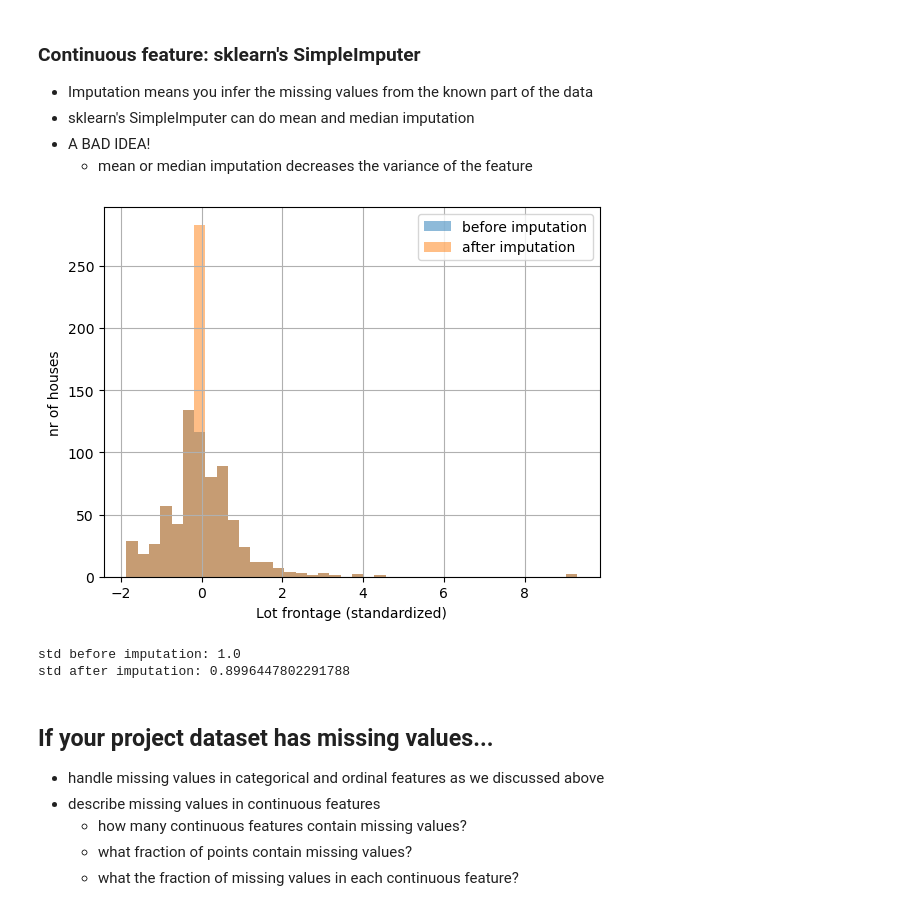
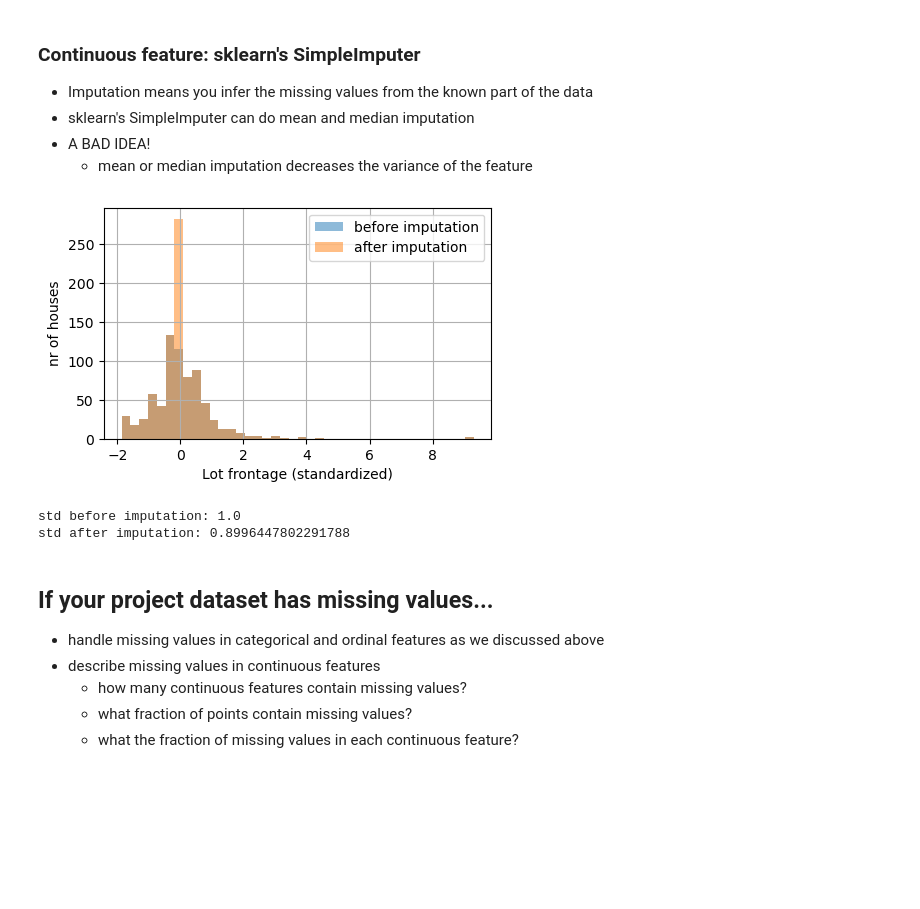
Before and after one commit to BrownDSI/DATA1030-Fall2023, a Jupyter notebook: week4 - misc topics/misc_topics.ipynb, the cells around one changed output. Drawn from its saved outputs; the diff is of its cells as text; code cells hidden in the pictures; blank space fills up the shorter version.

```diff
--- a/week4 - misc topics/misc_topics.ipynb
+++ b/week4 - misc topics/misc_topics.ipynb
@@ -297,20 +297,21 @@ gender = ['Male', 'Female', 'Male', NaN, NaN, 'Female']
 # %%
 import matplotlib.pyplot as plt
 
 si = SimpleImputer(strategy='mean')
 X_lot = si.fit_transform(df_train[['num__LotFrontage']])
 
+plt.figure(figsize=(5,3))
 df_train['num__LotFrontage'].hist(bins=40,label = 'before imputation',alpha=0.5)
 plt.hist(X_lot,bins=40,label='after imputation',alpha=0.5)
 plt.xlabel('Lot frontage (standardized)')
 plt.ylabel('nr of houses')
 plt.legend()
 plt.show()
 
 print('std before imputation:',np.std(df_train['num__LotFrontage']))
 print('std after imputation:',np.std(X_lot))
 # %% [output]
-[figure, old version]
+[figure, new version]
 std before imputation: 1.0
 std after imputation: 0.8996447802291788
 # %% [markdown]
```
Also changed, not shown: parts of 6 cells of this notebook.
